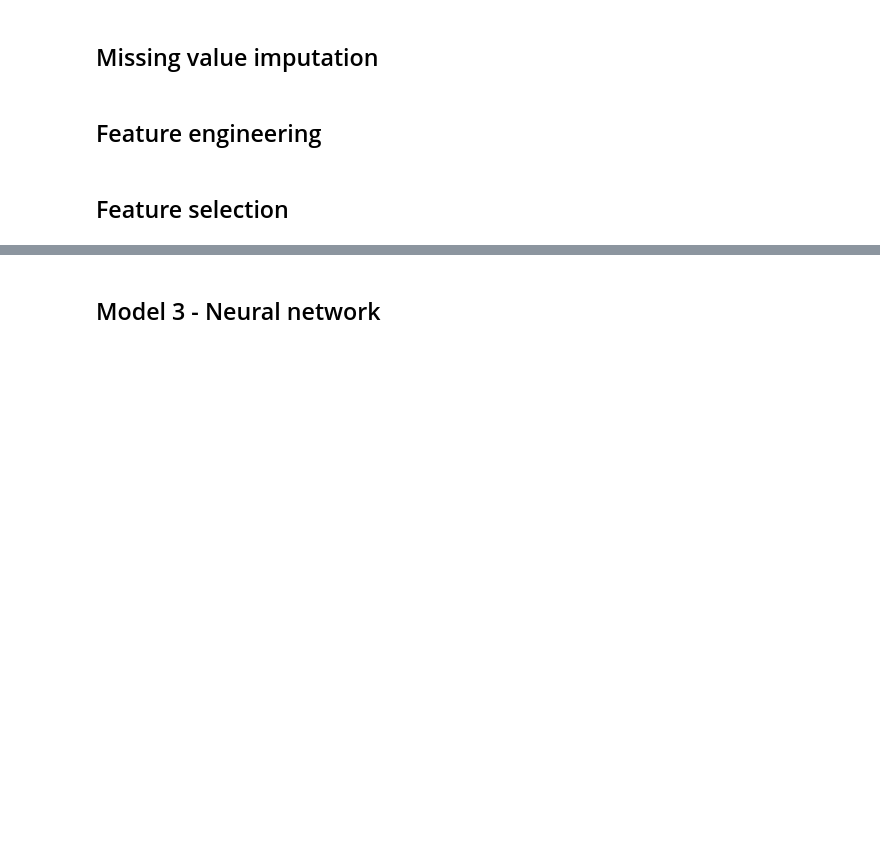
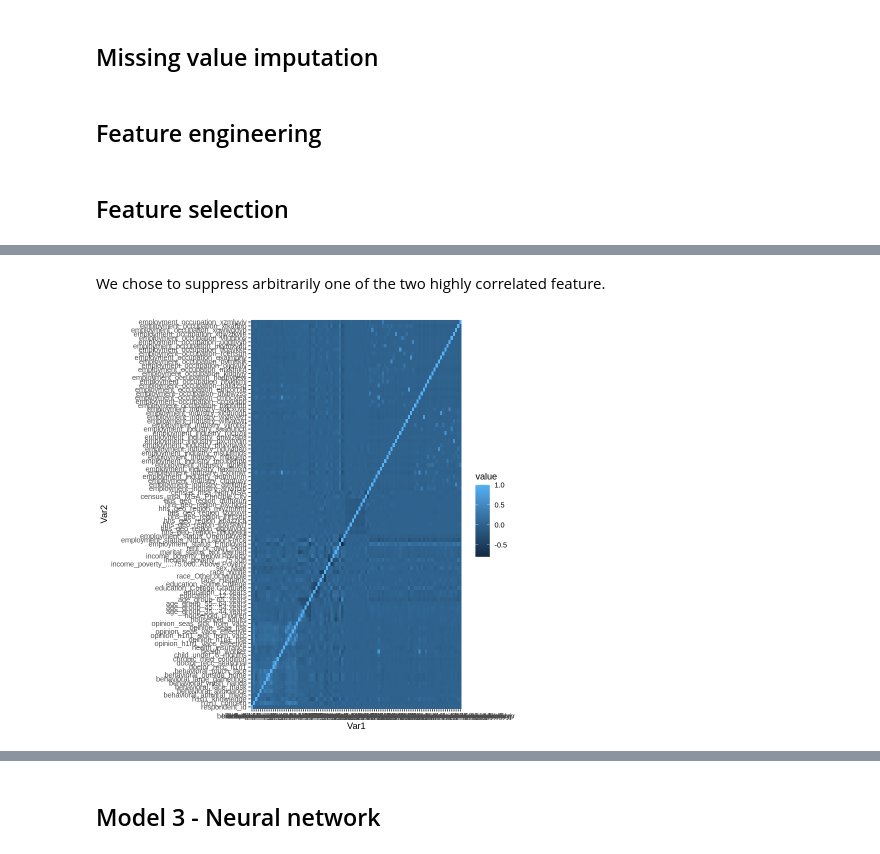
Before and after one commit to jogjini/Predict-H1N1-and-Seasonal-Flu-Vaccines, a Jupyter notebook: ReportTemplate.ipynb, the cells around one changed output, grey strips where cells are left out. Saved outputs shown, nothing was run; the diff lists cells and outputs as text; code cells hidden in the pictures; blank space fills up the shorter version.

```diff
--- a/ReportTemplate.ipynb
+++ b/ReportTemplate.ipynb
@@ -283,0 +353,16 @@ Model 3: Neural network
+# %% [markdown]
+We chose to suppress arbitrarily one of the two highly correlated feature.
+# %%
+# When two feature are highly correlated we could keep only one of the two <- only old character field are concerned
+droped_variable<-c('marital_status_Married','employment_occupation_dcjcmpih','rent_or_own_Own')
+first_selection_df<-dplyr::select(df_preprocessed,-droped_variable)
+first_selection_df<-dplyr::select(first_selection_df,-c('h1n1_vaccine','seasonal_vaccine'))
+
+#Rebuild new Heatmap after feature suppression
+cormat <- round(cor(first_selection_df, method='pearson'),2)
+melted_cormat <- melt(cormat)
+pearson_heatmap<-ggplot(data = melted_cormat, aes(x=Var1, y=Var2, fill=value)) +
+  geom_tile()
+pearson_heatmap
+# %% [output]
+[figure, added]
```
Also changed, not shown: parts of 33 cells of this notebook.
